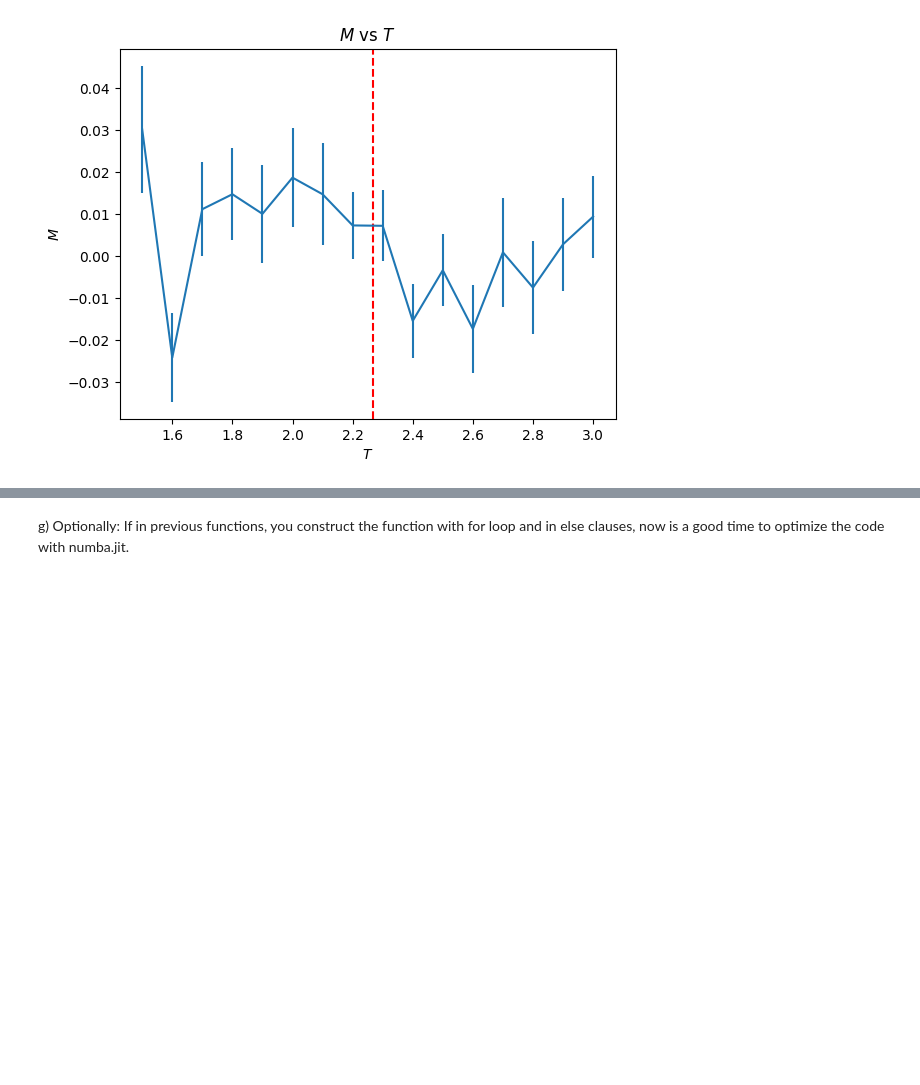
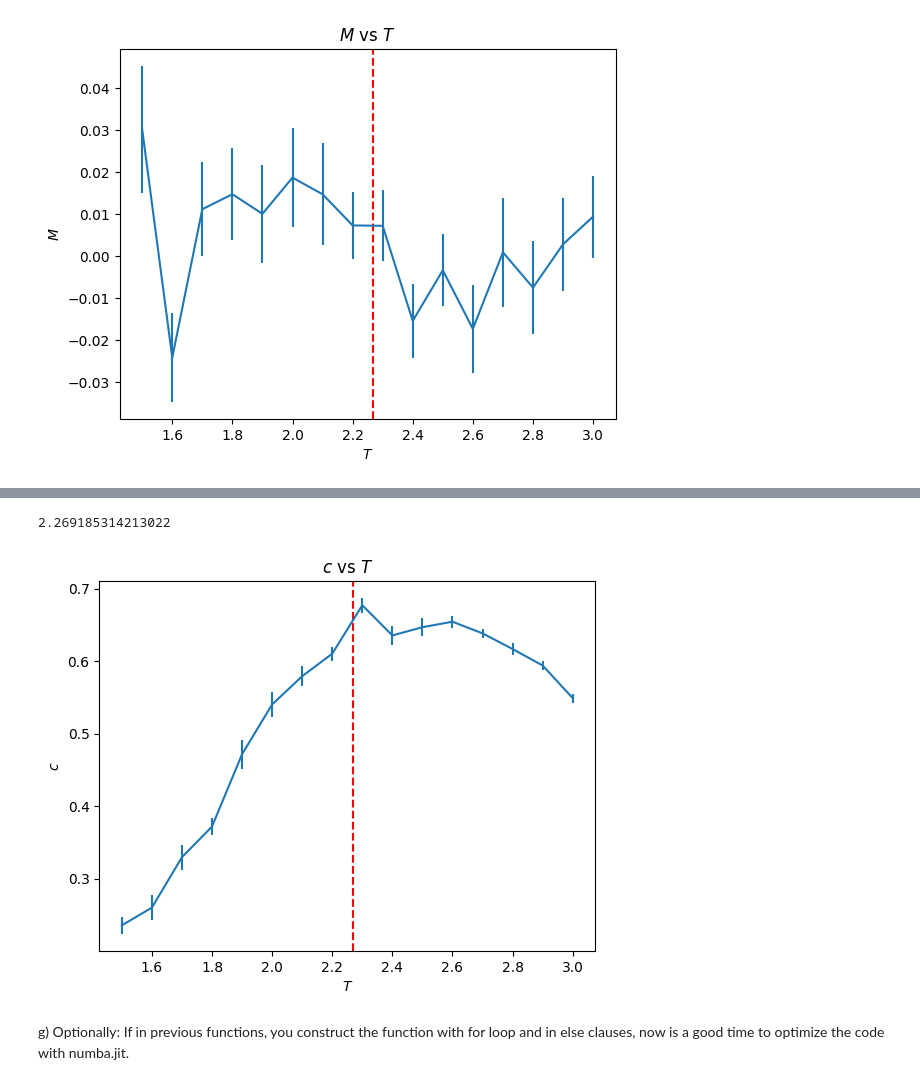
Before and after one commit to ericardomuten/TUM-PH2264, a Jupyter notebook: 1_classical_montecarlo/hw2_sub.ipynb, the cells around one changed output, grey strips where cells are left out. Saved outputs shown, nothing was run; the diff lists cells and outputs as text; code cells hidden in the pictures; blank space fills up the shorter version.

```diff
--- a/1_classical_montecarlo/hw2_sub.ipynb
+++ b/1_classical_montecarlo/hw2_sub.ipynb
@@ -352,3 +352,35 @@ plt.show()
 # %% [output]
 2.269185314213022
 [figure]
+# %%
+# Set parameters here
+Lx = 3
+Ly = 3
+N_sweeps = 5000  # Number of steps for the measurements = number of steps to be done after N_eq is reached
+N_eq = 1000  # Number of equilibration steps before the measurements start = wait until this much iteration first before doing the 1st measurement
+N_flips = 10  # Number of steps between measurements = after N_eq is reached, do measurement every N_flips steps
+N_bins = 10  # Number of bins use for the error analysis = do this much time and average the result to get a better estimation for the value (reducing statistical error)
+T_range = np.arange(1.5, 3.1, 0.1) # temperature of the system, [1.5, 3.1) with 0.1 increment
+
+spin_config = np.random.randint(2, size=Lx*Ly)*2-1
+bond_indices = create_bond_indices(Lx,Ly)
+
+# do iteration for every temperature chosen
+C_list = []
+for T in T_range:
+    # for every temperature, do the loop for N_bins times and calculate the average
+    C_list_bin = []
+    for k in range(N_bins):
+            # do the Swendsen-Wang algo, get the system energy & magnetization from every measurement
+            spin_config, Es, _ = swendsen_wang_loop(spin_config, bond_indices, T, Lx, Ly, N_sweeps, N_eq, N_flips)
+
+            # averaging all the measurement
+            mean_E = np.mean(Es)
+            mean_E2 = np.mean(Es**2)
+
+            C_list_bin.append(1. / T**2. / (Lx*Ly) * (mean_E2 - mean_E**2))
+
+    # average the results from N_bins times of running for statistical reason
+    C_list.append([np.mean(C_list_bin), np.std(C_list_bin) / np.sqrt(N_bins)])
+
+    print(T, C_list[-1])
@@ -355,3 +404,19 @@ plt.show()
+# %%
+ # Plot the results
+C_list = np.array(C_list)
+plt.errorbar(T_range, C_list[:, 0], C_list[:, 1]) # plot (with error bar = std dev) the average energy variance of the system vs temperature
+
+Tc = 2. / np.log(1. + np.sqrt(2)) # temperature where the critical point happens
+print(Tc)
+
+plt.axvline(Tc, color='r', linestyle='--')
+plt.xlabel('$T$')
+plt.ylabel('$c$')
+plt.title('$c$ vs $T$')
+plt.show()
+# %% [output]
+2.269185314213022
+[figure, added]
 # %% [markdown]
 g) Optionally: If in previous functions, you construct the function with for loop and in else clauses, now is a good time to optimize the code with numba.jit.
 # %% [markdown]
```
Also changed, not shown: parts of 7 cells of this notebook.
